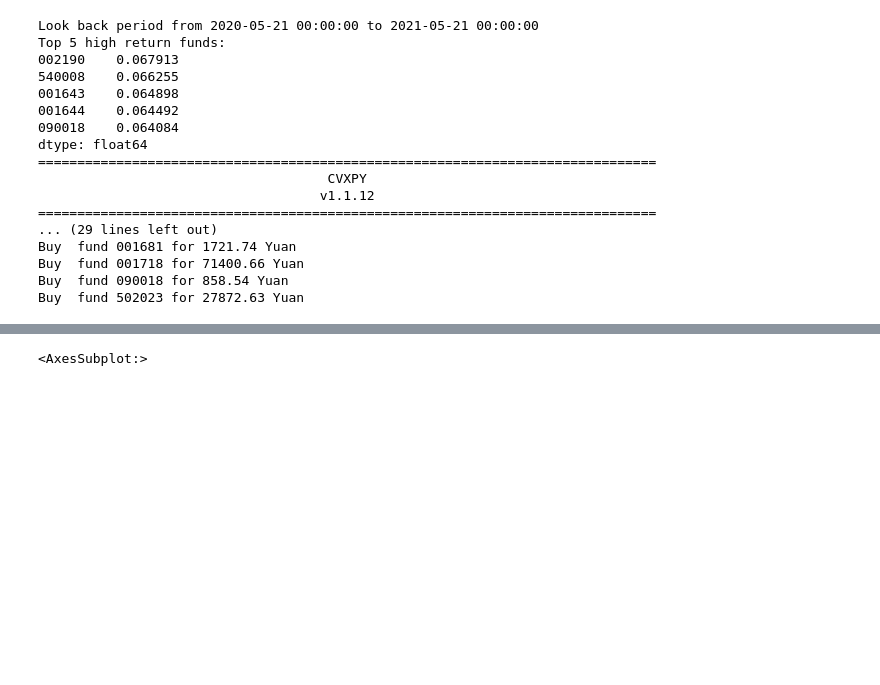
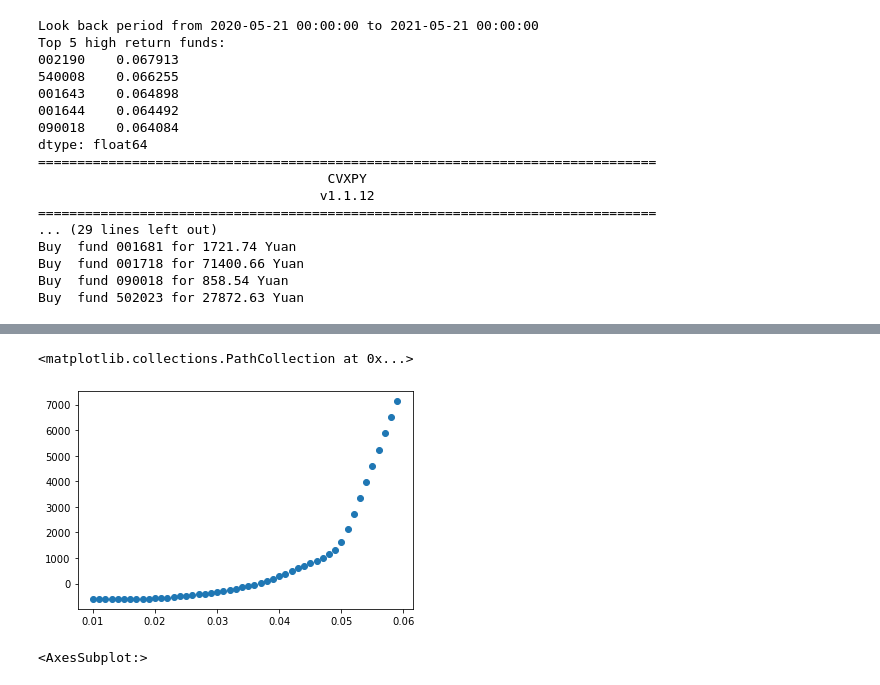
Before and after one commit to joshualee155/FundOptimizer, a Jupyter notebook: Example.ipynb, the cells around one changed output, grey strips where cells are left out. Saved outputs shown, nothing was run; the diff lists cells and outputs as text; code cells hidden in the pictures; blank space fills up the shorter version.

Commit message:
make target ret a parameter, update examples

```diff
--- a/Example.ipynb
+++ b/Example.ipynb
@@ -54,3 +54,16 @@ Buy  fund 001681 for 1721.74 Yuan
 Buy  fund 001718 for 71400.66 Yuan
 Buy  fund 090018 for 858.54 Yuan
 Buy  fund 502023 for 27872.63 Yuan
+# %%
+target_rets = np.arange(0.01, 0.06, 0.001)
+# %%
+solver_options = {
+    'verbose' : False,
+    'solver'  : cvx.GLPK,
+ }
+# %%
+res = []
+for ret in target_rets:
+    opt.set_target_ret_and_rerun(ret, solver_options)
+    print(ret, opt.cvxProblem.value)
+    res.append((ret, opt.cvxProblem.value))
@@ -57,3 +90,10 @@ Buy  fund 502023 for 27872.63 Yuan
+# %%
+data = np.array(res)
+# %%
+plt.scatter(data[:, 0], data[:, 1])
+# %% [output]
+<matplotlib.collections.PathCollection at 0x...>
+[figure, added]
 # %%
 final = current.add(opt_trade, fill_value=0.0)
 # %%
```
Also changed, not shown: parts of 2 cells of this notebook, 5 other files.
